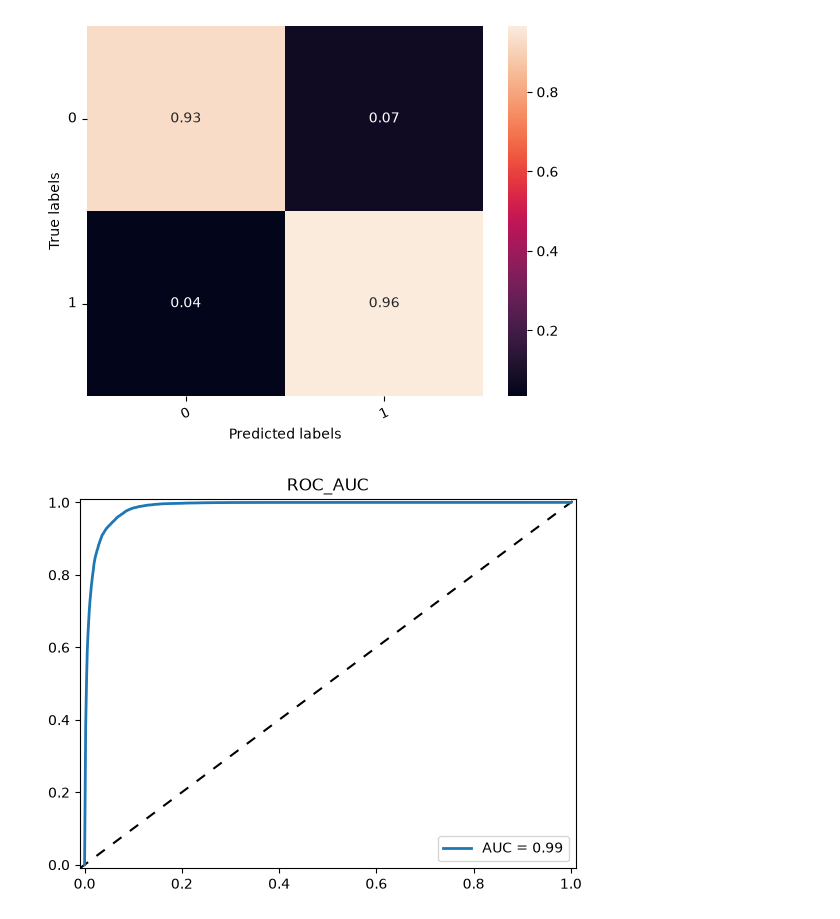
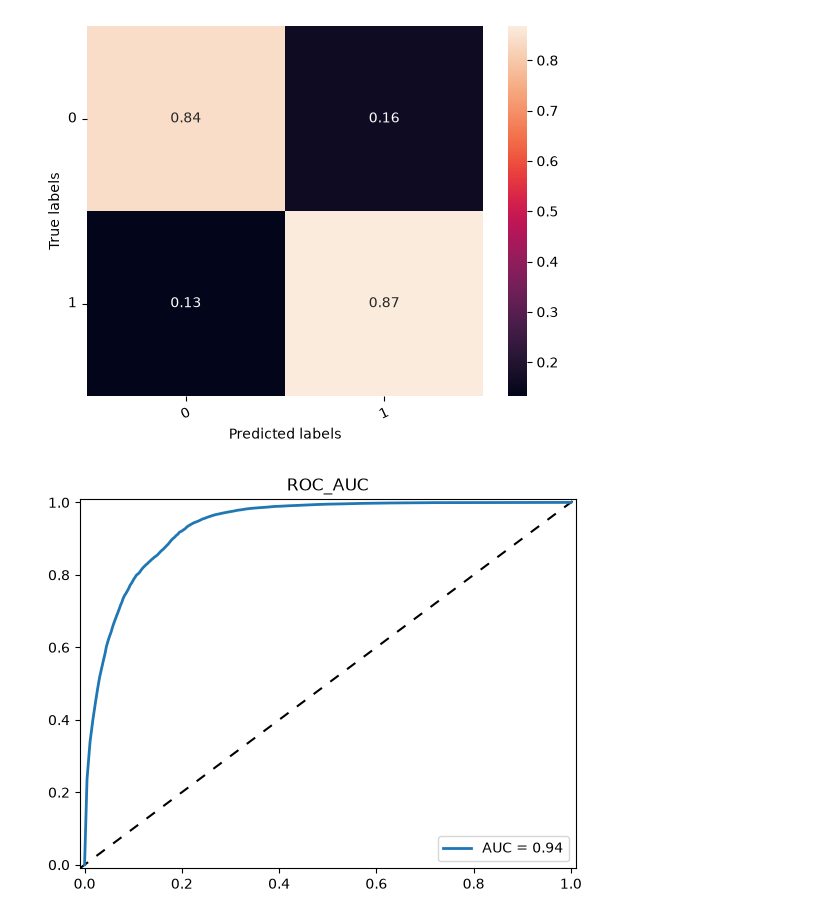
Before and after one commit to iDelfin/-species-analysis-cw-aml-26, a Jupyter notebook: randomForrestPresence.ipynb, the cells around one changed output. Saved outputs shown, nothing was run; the diff lists cells and outputs as text; code cells hidden in the pictures.

```diff
--- a/randomForrestPresence.ipynb
+++ b/randomForrestPresence.ipynb
@@ -456,3 +202,3 @@ print(len(np.unique(y_train_2_pp)))
 # %%
 rfc = RandomForestClassifier(criterion="entropy", random_state=SEED)
-rfc = rfc.fit(X_train_pp, y_train_pp)
+rfc = rfc.fit(train_set.drop("present",axis=1), train_set["present"])
@@ -491,5 +247,5 @@ mean AUC: 0.998
 # %%
-matrix = confusion_matrix(y_val_pp, pred_pp)
+matrix = confusion_matrix(valid_set["present"], pred_pp)
 matrix = matrix.astype('float') / matrix.sum(axis=1)[:, np.newaxis]
 sns.heatmap(matrix, annot=True, fmt=".2f")
 plt.xticks(rotation=25)
@@ -498,20 +254,20 @@ plt.xlabel("Predicted labels")
 plt.ylabel("True labels")
 plt.show()
 # %% [output]
-[figure, old version]
+[figure, new version]
 # %%
-prob_pred_sp_all = rfc.predict_proba(X_val_pp)[:, 1]
-roc_auc = roc_auc_score(y_val_pp, prob_pred_sp_all)
-fpr, tpr, _ = roc_curve(y_val_pp, prob_pred_sp_all)
+prob_pred_sp_all = rfc.predict_proba(valid_set.drop("present", axis=1))[:, 1]
+roc_auc = roc_auc_score(valid_set["present"], prob_pred_sp_all)
+fpr, tpr, _ = roc_curve(valid_set["present"], prob_pred_sp_all)
 
 fig, ax = plt.subplots()
 ax.axline((0, 0), slope=1, color="black", linestyle=(0, (5, 5)))
 ax.plot(fpr, tpr, lw=2, label=f"AUC = {roc_auc:.2f}")
 plt.xlim([-0.01,1.01])
 plt.ylim([-0.01,1.01])
 plt.legend()
 plt.title("ROC_AUC")
 plt.show()
 # %% [output]
-[figure, old version]
+[figure, new version]
 # %%
```
Also changed, not shown: parts of 13 cells of this notebook.
